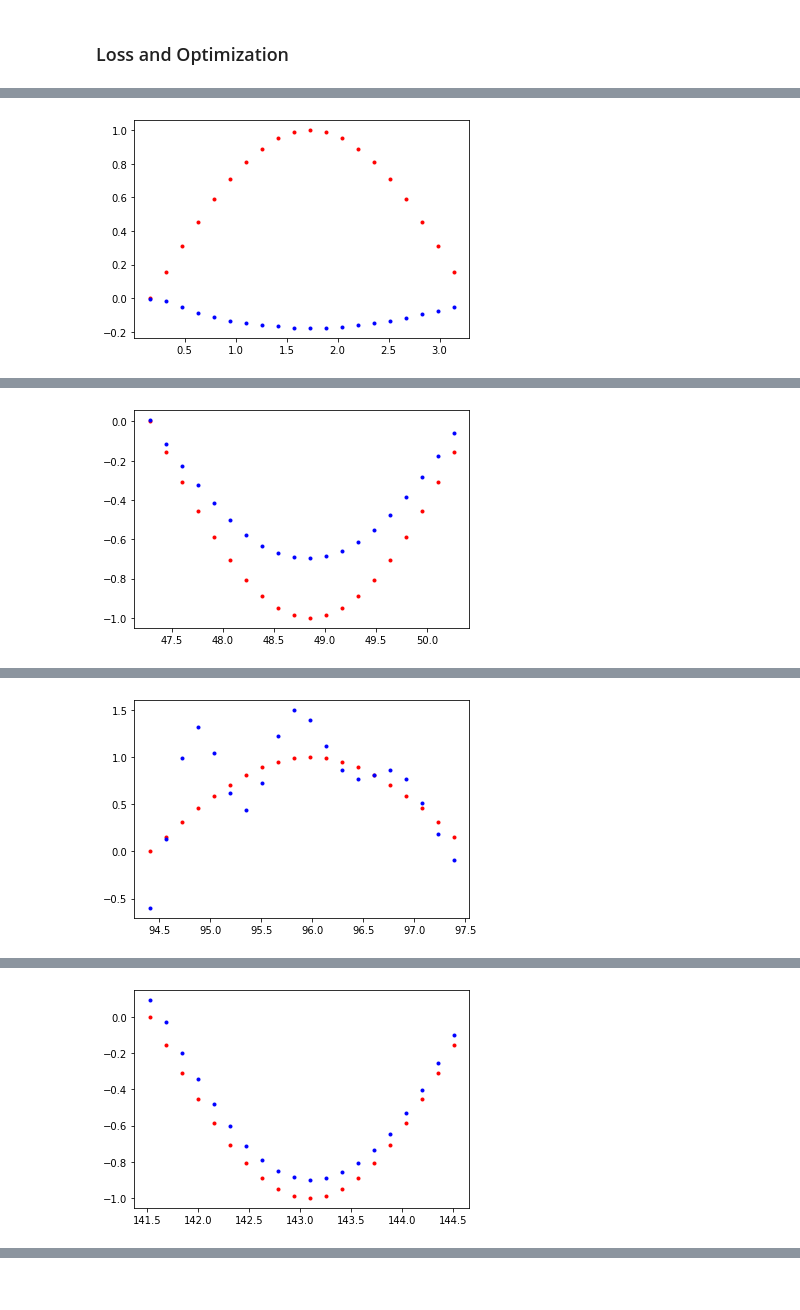
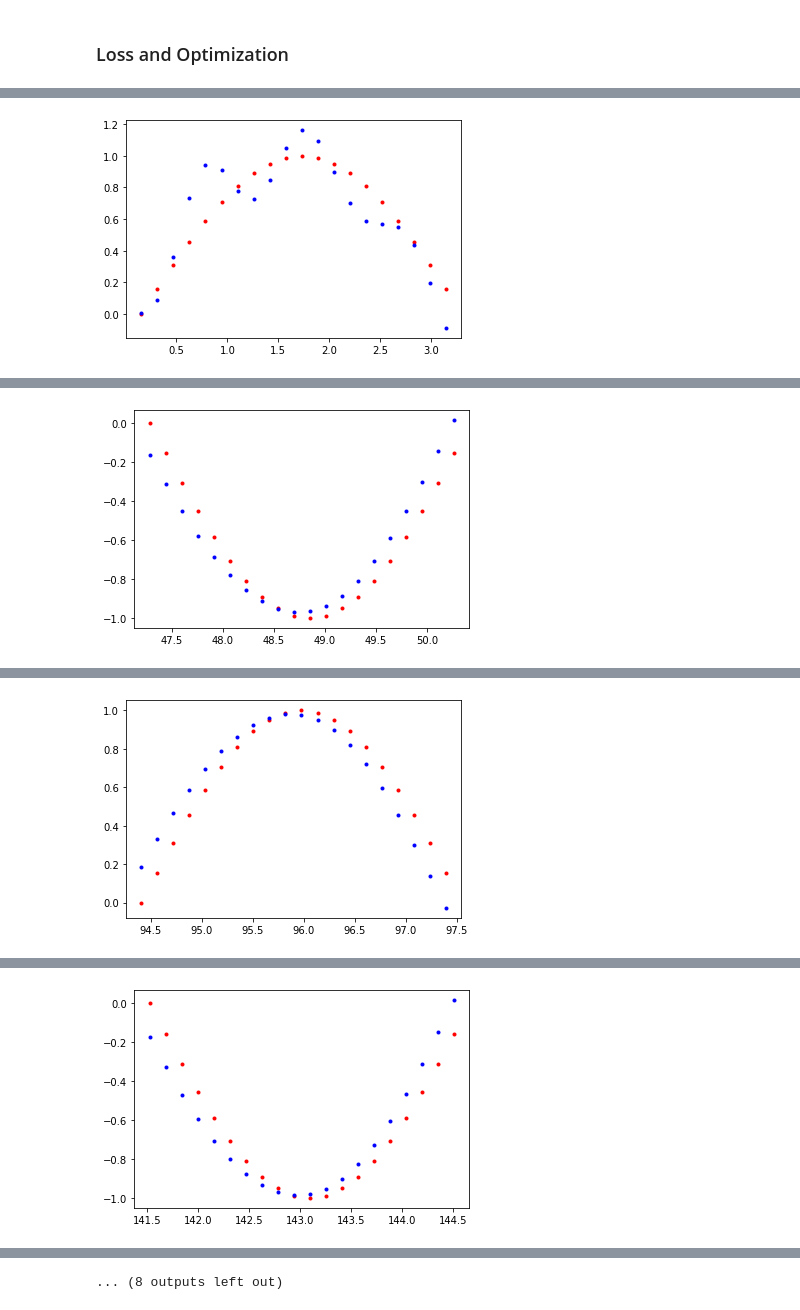
Before and after one commit to siting1206/Colab, a Jupyter notebook: Simple_RNN.ipynb, the cells around one changed output, grey strips where cells are left out. Saved outputs shown, nothing was run; the diff lists cells and outputs as text; code cells hidden in the pictures.

```diff
--- a/Simple_RNN.ipynb
+++ b/Simple_RNN.ipynb
@@ -169,7 +169,7 @@ def train(rnn, n_steps, print_every):
   return rnn
 # %%
 # train the rnn and monitor results
-n_steps = 75
+n_steps = 150
 print_every = 15
 trained_rnn = train(rnn, n_steps, print_every)
 # %% [output]
@@ -177 +177 @@ Loss:  0.6970300078392029
-[figure, old version]
+[figure, new version]
@@ -179 +179 @@ Loss:  0.05284566804766655
-[figure, old version]
+[figure, new version]
@@ -181 +181 @@ Loss:  0.12779363989830017
-[figure, old version]
+[figure, new version]
@@ -183 +183 @@ Loss:  0.025155797600746155
-[figure, old version]
+[figure, new version]
@@ -185,0 +188 @@ Loss:  0.005352400243282318
+... (8 outputs left out)
```
Also changed, not shown: parts of 2 cells of this notebook.
